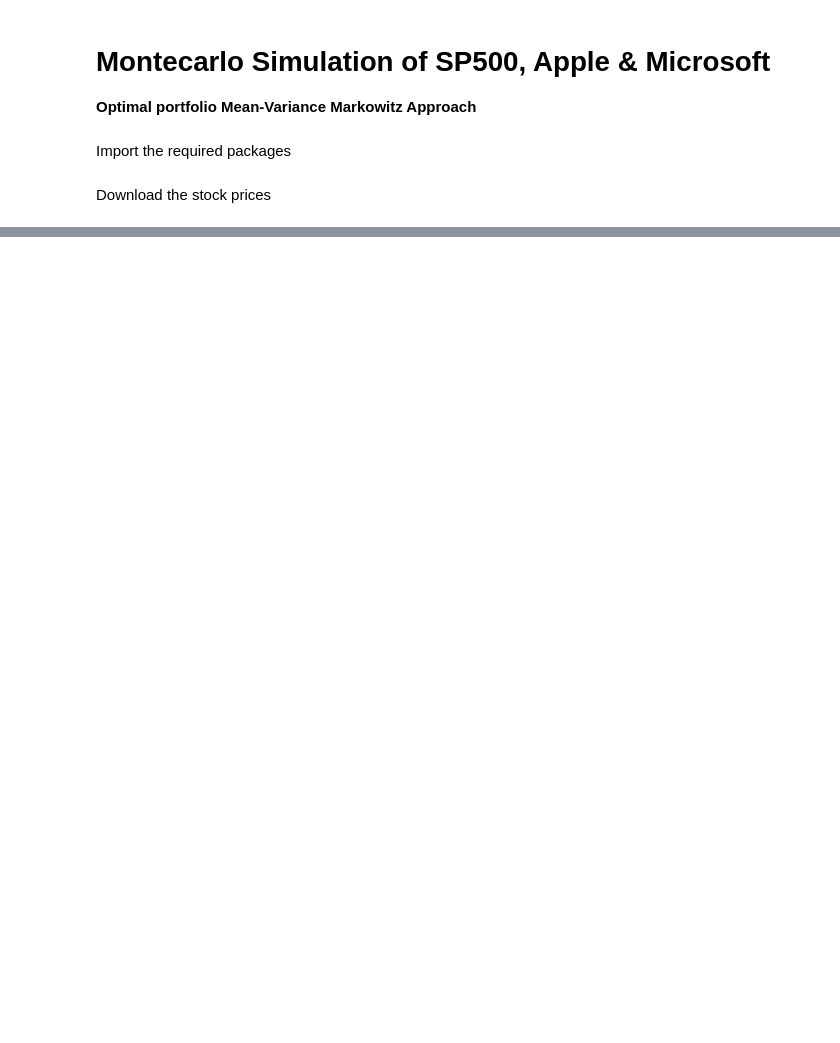
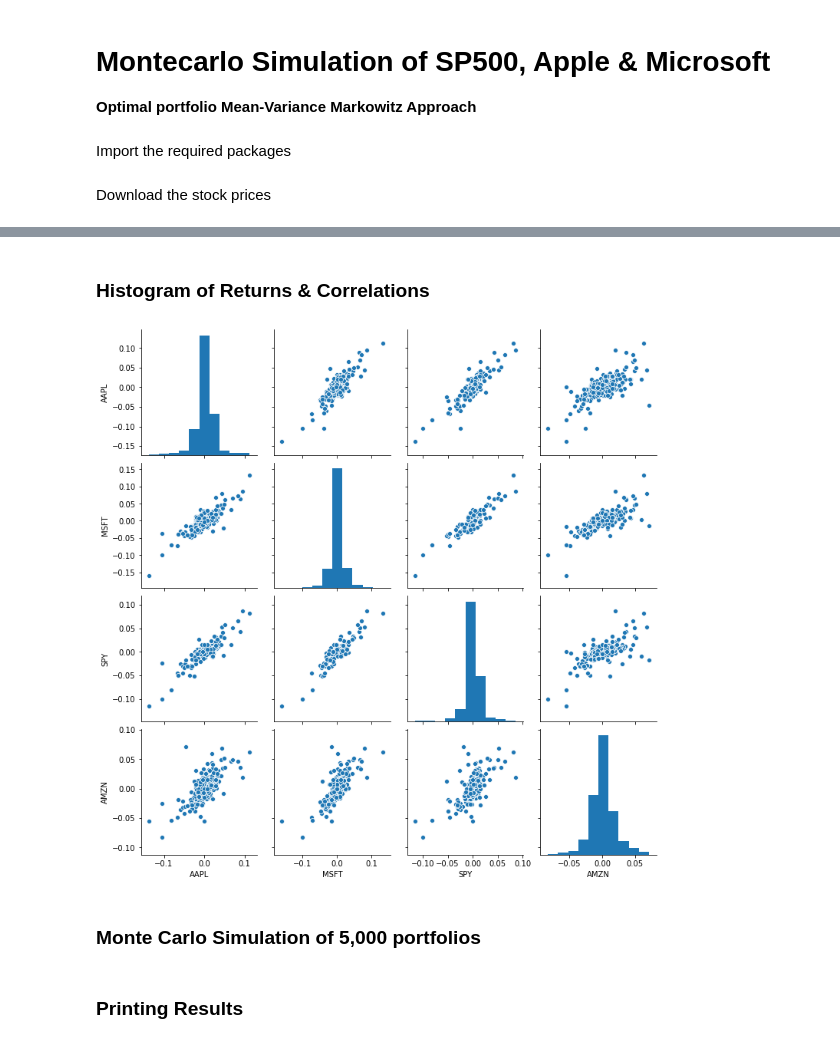
Before and after one commit to mateomarks/Portfolio-Management, a Jupyter notebook: Monte Carlo 2020.ipynb, the cells around one changed output, grey strips where cells are left out. Drawn from its saved outputs; the diff is of its cells as text; code cells hidden in the pictures; blank space fills up the shorter version.

```diff
--- a/Monte Carlo 2020.ipynb
+++ b/Monte Carlo 2020.ipynb
@@ -19,8 +20,9 @@ Download the stock prices
 ticker = 'AAPL'
 ticker2 = 'MSFT'
 ticker3 = 'SPY'
+ticker4 = 'AMZN'
 freq = 'daily'
-start_date = '2020-01-01'
+start_date = '2019-01-01'
 end_date = '2020-05-01'
 
 
@@ -36,6 +38,8 @@ def clean_stock_data(stock_data_list):
 aapl_financials = YahooFinancials(ticker)
 mfst_financials = YahooFinancials(ticker2)
 spy_financials = YahooFinancials(ticker3)
+amzn_financials = YahooFinancials(ticker4)
+
 
 
 # Clean returned stock history data and remove dividend events from price history
@@ -46,24 +50,28 @@ daily_msft_data = clean_stock_data(mfst_financials
                                      .get_historical_price_data(start_date, end_date, freq)[ticker2]['prices'])
 daily_spy_data = clean_stock_data(spy_financials
                                      .get_historical_price_data(start_date, end_date, freq)[ticker3]['prices'])
+daily_amzn_data = clean_stock_data(amzn_financials
+                                     .get_historical_price_data(start_date, end_date, freq)[ticker4]['prices'])
+
 
 # Function to construct data frame based on a stock and it's market index
-def build_data_frame(data_list1, data_list2, data_list3):
+def build_data_frame(data_list1, data_list2, data_list3, data_list4):
     data_dict = {}
     i = 0
     for list_item in data_list2:
         if 'type' not in list_item.keys():
             data_dict.update({list_item['formatted_date']: {'SPY': data_list3[i]['close'],
                                                             'AAPL': data_list1[i]['close'],
-                                                            'MSFT': data_list2[i]['close']
+                                                            'MSFT': data_list2[i]['close'],
+                                                            'AMZN': data_list4[i]['close']
                                                             }})
             i += 1
     tseries = pd.to_datetime(list(data_dict.keys()))
     df = pd.DataFrame(data=list(data_dict.values()), index=tseries,
-                      columns=['AAPL', 'MSFT', 'SPY']).sort_index()
+                      columns=['AAPL', 'MSFT', 'SPY', 'AMZN']).sort_index()
     return df
 
-build_data_frame(daily_aapl_data, daily_msft_data, daily_spy_data)
+rawdata = build_data_frame(daily_aapl_data, daily_msft_data, daily_spy_data, daily_amzn_data)
 
 ## Code from:
 ## https://stackoverflow.com/questions/49705047/downloading-mutliple-stocks-at-once-from-yahoo-finance-python
@@ -83,0 +80,6 @@ build_data_frame(daily_aapl_data, daily_msft_data, daily_spy_data)
+# %%
+returns = np.log(rawdata/rawdata.shift(1))
+returns.columns = ['AAPL','MSFT','SPY','AMZN']
+returns = returns[1:]
+
+returns.head()
@@ -83,0 +93,9 @@ build_data_frame(daily_aapl_data, daily_msft_data, daily_spy_data)
+# %% [markdown]
+### Histogram of Returns & Correlations
+# %%
+sns.pairplot(data=returns)
+plt.show()
+# %% [output]
+[figure, added]
+# %% [markdown]
+### Monte Carlo Simulation of 5,000 portfolios
@@ -83,0 +128,2 @@ build_data_frame(daily_aapl_data, daily_msft_data, daily_spy_data)
+# %% [markdown]
+### Printing Results
```
Also changed, not shown: parts of 14 cells of this notebook.
